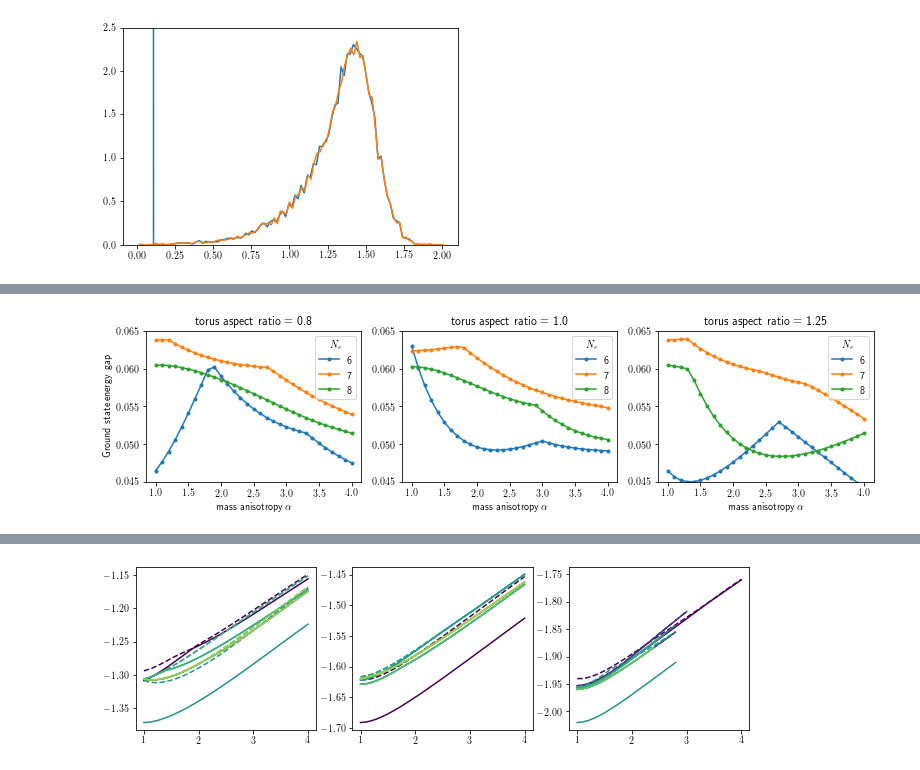
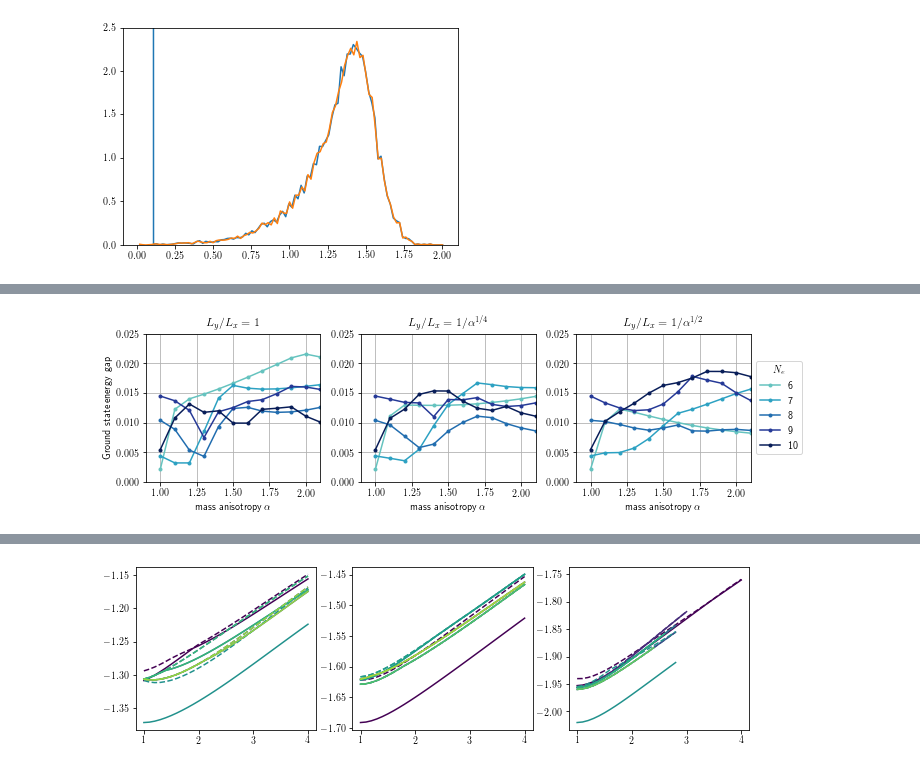
Before and after one commit to akshaykri/QH_ED, a Jupyter notebook: QH_ED1.ipynb, the cells around one changed output, grey strips where cells are left out. Saved outputs shown, nothing was run; the diff lists cells and outputs as text; code cells hidden in the pictures.

```diff
--- a/QH_ED1.ipynb
+++ b/QH_ED1.ipynb
@@ -136,8 +174,8 @@ E_all[2][0] - E_all[0][0]
 # %% [markdown]
 ## SPEED TESTS
 # %%
-Nphi = 27
-Ne = 9
+Nphi = 21
+Ne = 7
 sector = 0
 
 torus1 = landau.Torus(Nphi, aspect_ratio=1.0)
@@ -249,33 +272,27 @@ for cNe, Ne in enumerate(Ne_arr):
-# %%
-f, (ax, bx, cx) = plt.subplots(1, 3, figsize=(11, 3))
-ylims = [0.045, 0.065]
-
-ax.plot(alp_arr, E0[0, 0, :], label="6", marker='.')
-ax.plot(alp_arr, E0[1, 0, :], label="7", marker='.')
-ax.plot(alp_arr, E0[2, 0, :], label="8", marker='.')
-ax.set_xlabel(r'mass anisotropy $\alpha$')
-ax.set_ylabel(r'Ground state energy gap')
-ax.set_ylim(ylims)
-ax.legend(loc='best', title=r'$N_e$')
-ax.set_title(r'torus aspect ratio = 0.8')
-
-bx.plot(alp_arr, E0[0, 1, :], label="6", marker='.')
-bx.plot(alp_arr, E0[1, 1, :], label="7", marker='.')
-bx.plot(alp_arr, E0[2, 1, :], label="8", marker='.')
-bx.set_xlabel(r'mass anisotropy $\alpha$')
-bx.set_ylim(ylims)
-bx.legend(loc='best', title=r'$N_e$')
-bx.set_title(r'torus aspect ratio = 1.0')
-
-cx.plot(alp_arr, E0[0, 2, :], label="6", marker='.')
-cx.plot(alp_arr, E0[1, 2, :], label="7", marker='.')
-cx.plot(alp_arr, E0[2, 2, :], label="8", marker='.')
-cx.set_xlabel(r'mass anisotropy $\alpha$')
-cx.set_ylim(ylims)
-cx.legend(loc='best', title=r'$N_e$')
-cx.set_title(r'torus aspect ratio = 1.25')
-
-f.tight_layout()
-f.savefig('/home/ak20/QH/plots/aniso1.pdf', bbox_inches='tight', transparent=True)
-# %% [output]
-[figure, removed]
+# %%
+f, axs = plt.subplots(1, 3, figsize=(10, 3))
+ylims = [[0.040, 0.065], [0, 0.025]]
+LL = 1
+spl_title = ['1', r'1/\alpha^{1/4}', r'1/\alpha^{1/2}']
+for casp, ar_factor in enumerate(asp_arr):
+    for cNe, Ne in enumerate(Ne_arr):
+        E_Ne_ar = E0[LL, cNe, casp, :, :, :]
+        E_Ne_ar = E_Ne_ar.reshape(31, 60)
+        E_Ne_ar = np.sort(E_Ne_ar)
+        axs[casp].plot(alp_arr, E_Ne_ar[:, 1] - E_Ne_ar[:, 0],
+                label=str(Ne), marker='.', color=plt.cm.YlGnBu((Ne-3)/7))
+
+
+    axs[casp].set_xlabel(r'mass anisotropy $\alpha$')
+    if casp == 0: axs[casp].set_ylabel(r'Ground state energy gap')
+    axs[casp].set_xlim(0.9, 2.1)
+    axs[casp].set_ylim(ylims[LL])
+    if casp == 2: axs[casp].legend(loc='center left', title=r'$N_e$',
+                                      bbox_to_anchor=(1.00, 0.50))
+    axs[casp].set_title(r'$ L_y / L_x = '+spl_title[casp]+'$')
+    axs[casp].grid(True)
+
+f.tight_layout()
+f.savefig('/home/ak20/QH/plots/anisoMay_LL1.pdf', bbox_inches='tight', transparent=True)
+# %% [output]
+[figure, added]
```
Also changed, not shown: parts of 23 cells of this notebook, 2 other files.
